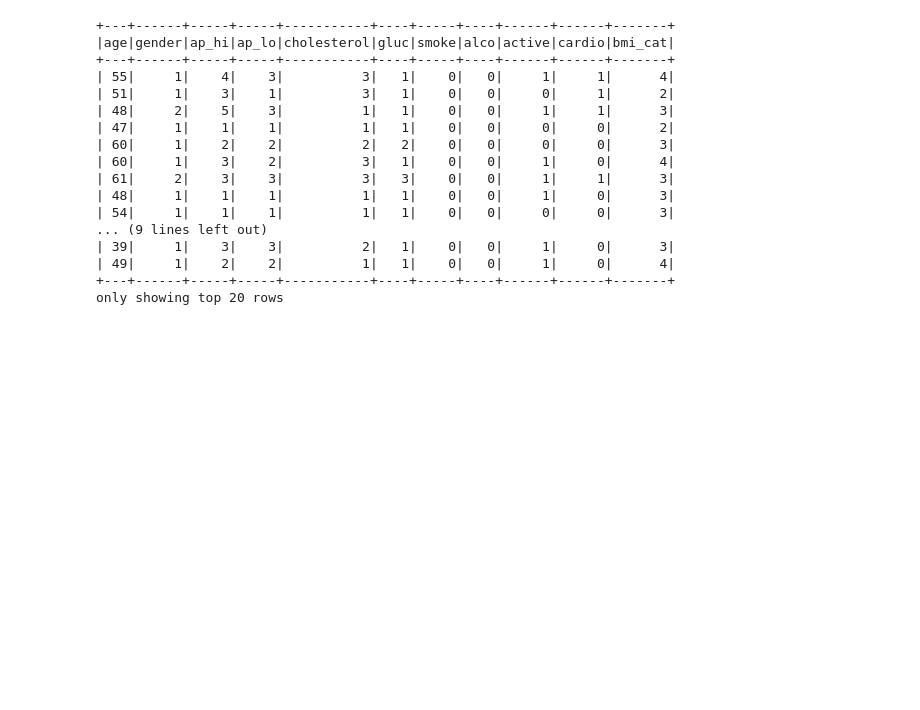
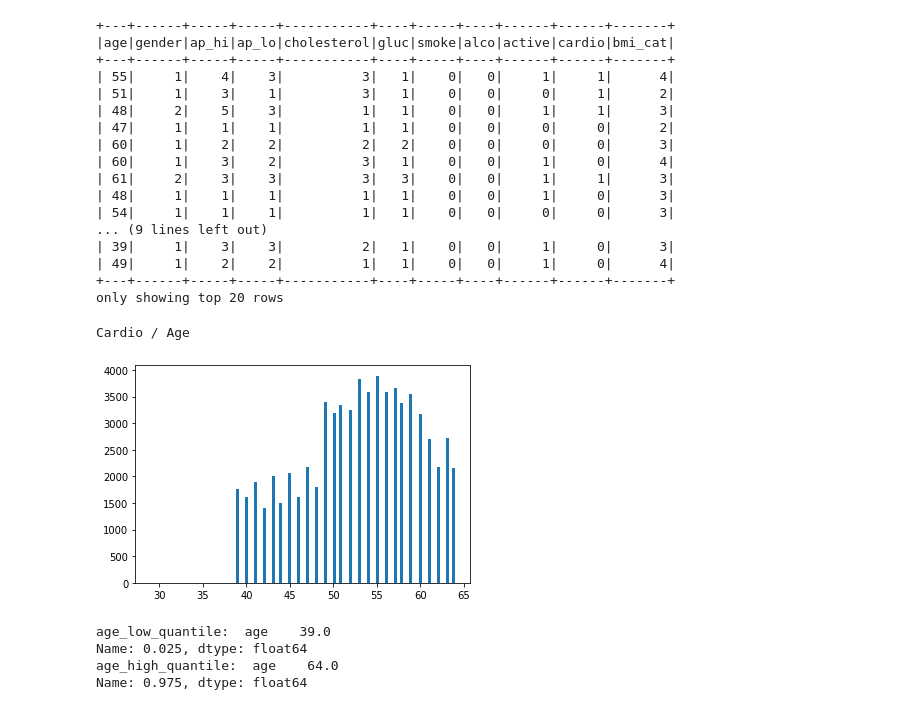
Before and after one commit to JingAva/heart_disease_prediction_722_bdas, a Jupyter notebook: heart_disease_prediction.ipynb, the cells around one changed output. Saved outputs shown, nothing was run; the diff lists cells and outputs as text; code cells hidden in the pictures; blank space fills up the shorter version.

```diff
--- a/heart_disease_prediction.ipynb
+++ b/heart_disease_prediction.ipynb
@@ -420,3 +473,21 @@ df.show()
 | 49|     1|    2|    2|          1|   1|    0|   0|     1|     0|      4|
 +---+------+-----+-----+-----------+----+-----+----+------+------+-------+
 only showing top 20 rows
+# %%
+ageArr = np.array(df.filter('age>0').select('age').collect())
+plt.hist(ageArr, 100)
+print('Cardio / Age')
+plt.show()
+
+# Get outliers and extremes for age
+age_low_quantile = df.select('age').toPandas().quantile(0.025)
+age_high_quantile = df.select('age').toPandas().quantile(0.975)
+print('age_low_quantile: ',age_low_quantile)
+print('age_high_quantile: ',age_high_quantile)
+# %% [output]
+Cardio / Age
+[figure, added]
+age_low_quantile:  age    39.0
+Name: 0.025, dtype: float64
+age_high_quantile:  age    64.0
+Name: 0.975, dtype: float64
```
Also changed, not shown: parts of 25 cells of this notebook.
